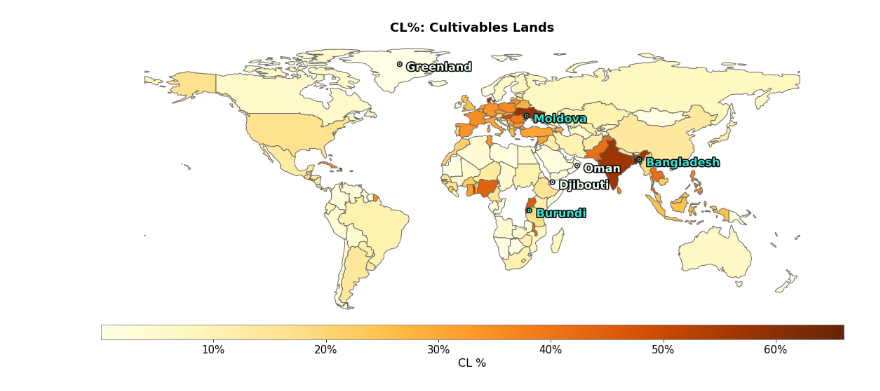
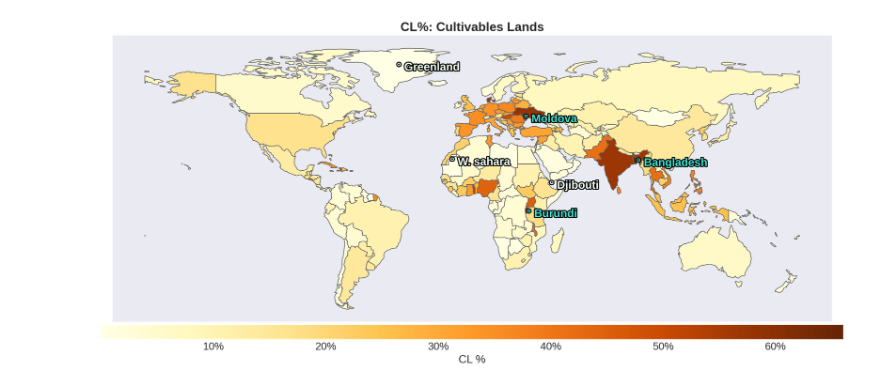
Before and after one commit to Hmarga/Lands, a Jupyter notebook: code_images/CL_map.ipynb, the cells around one changed output. Cells and saved outputs as stored; diff of their text form; code cells hidden in the pictures.

```diff
--- a/code_images/CL_map.ipynb
+++ b/code_images/CL_map.ipynb
@@ -166,11 +91,7 @@ dclw['density_CL'] = (dclw['pop_est']/4)/(0.1+dclw['CL']*1000)
 # %%
 # VII
-# ########## Un solo mapa
 %matplotlib inline
-#%matplotlib notebook
-
-# plt.style.use('seaborn-deep')#<'Solarize_Light2')
-# Setting the rcParams
+plt.style.use('seaborn-deep')
 plt.rcParams.update({'xtick.labelsize':15,
                      'ytick.labelsize':15,
                      'ytick.labelleft':'off',
@@ -182,15 +103,12 @@ plt.rcParams.update({'xtick.labelsize':15,
                      'axes.spines.right':False,
                      'ytick.left':False,
                      'xtick.bottom':False,
-                     #'axes.ymargin': 0.5,
-                     #'axes.autolimit_mode': 'round_numbers',
                      'axes.labelsize':16,
                      'axes.grid':False,
                      'axes.edgecolor':'slategrey'
                     })
 
-fig, ax1 = plt.subplots(1, 1, figsize=(15, 10))
-
+fig, ax1 = plt.subplots(1, 1, figsize=(15, 10), dpi=200)
 
 divider = make_axes_locatable(ax1)
 
@@ -198,58 +116,51 @@ divider = make_axes_locatable(ax1)
 cax = divider.append_axes("bottom", size="5%", pad=0.05)
 
 # Plot
-ax1 = dclw.plot(column='CL%',
+ax1 = w_land.plot(column='CL%',
                 ax=ax1,
                 legend=True,
-                edgecolor='dimgray',#white',#dimgrey',
-                cmap = 'YlOrBr',#'Greens',# OrRd-rojos',#'RdBu',#'GnBu',#'Wistia',
+                edgecolor='dimgray',
+                cmap = 'YlOrBr',
                 cax=cax,
                 legend_kwds={'label': "CL %",
                              'orientation': 'horizontal'}
-               )
+                 )
 
 # Adding the percentage to the labels of the legend
 s = cax.get_xticks()
 labelc = []
 [labelc.append(str(int(s[n]))+'%') for n in range(len(s))]
 cax.set_xticklabels(labelc)
 
-
 # Selecting the countries to show
-small= ['greenland', 'djibouti', 'oman']
-dclwmn = pd.concat([dclw.sort_values(by='CL%').tail(3), dclw[dclw['name_w'].isin(small)]]).reset_index(drop=True)
-dclwmn = dclwmn.set_crs("EPSG:4326")
-
+dclwmn = pd.concat([w_land.sort_values(by='CL%').tail(3), w_land.sort_values(by='CL%').head(3)]).reset_index(drop=True)
 
 
 dclwmn['geops'] = gpd.GeoDataFrame(
     geometry = gpd.points_from_xy(dclwmn['geometry'].centroid.x, dclwmn['geometry'].centroid.y),
     crs = "EPSG:4326"
     )
 
-
 # Adding the names of the selected countries
 for place in range(dclwmn.shape[0]):
     if place < 3:
-        color = 'turquoise' #'tan' #yellowgreen', #'darkolivegreen',#'forestgreen',#'darkslategray',#','dimgray',#
+        color = 'turquoise'
     else:
-        color = 'honeydew'#lightgreen'#'tomato'#'orchid'#'coral'
+        color = 'honeydew'
     ax1.text(dclwmn.geops[place].x,
              dclwmn.geops[place].y-3,
              '\u00B0' + ' ' + dclwmn.loc[place,'name_w'].capitalize(),
-             fontsize = 16,#'xx-large',
+             fontsize = 16,
              fontweight = 'bold',
              color = color,
              path_effects=[path_effects.Stroke(linewidth=3, foreground='black'),
                        path_effects.Normal()])
 
 
 ax1.set_title('CL%: Cultivables Lands', fontsize=18, fontweight = 'bold')
-# ax1.patch.set_facecolor('aliceblue')#lightgrey')
 plt.tight_layout()
-
-plt.savefig('/home/hmdg/Documents/Data_Science/Lands/CL.png', bbox_inches='tight')
+plt.savefig('/home/hmdg/Documents/Data_Science/Repos/Lands/images/CL_.png', bbox_inches='tight')
 
 plt.show()
 # %% [output]
-[figure, old version]
+[figure, new version]
```
Also changed, not shown: parts of 12 cells of this notebook, 4 other files.
